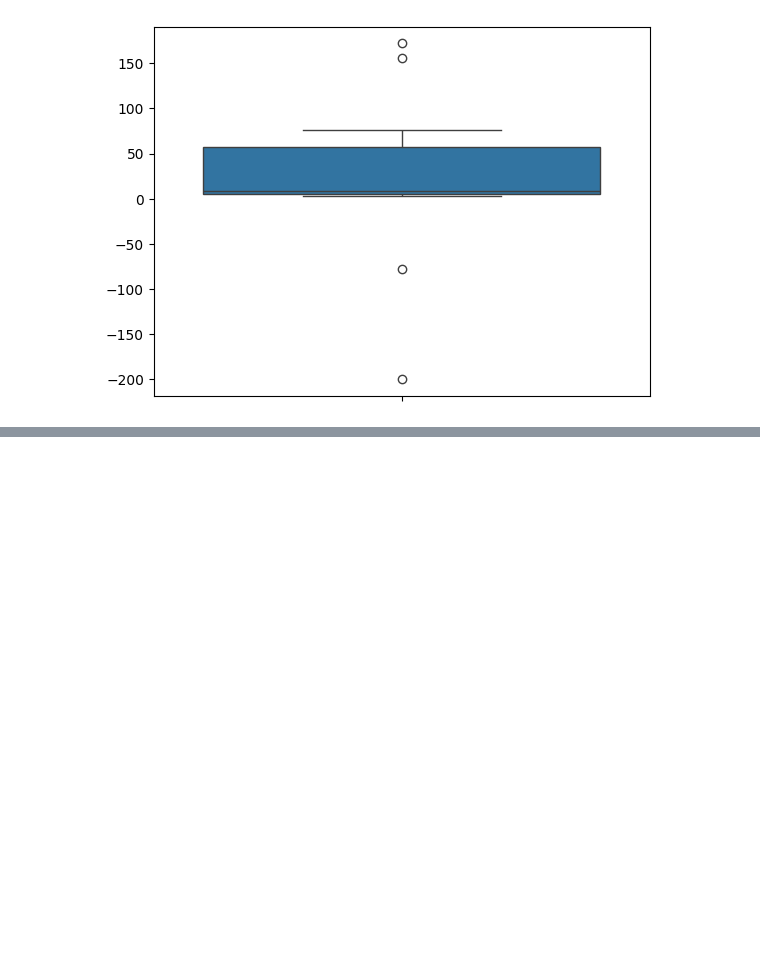
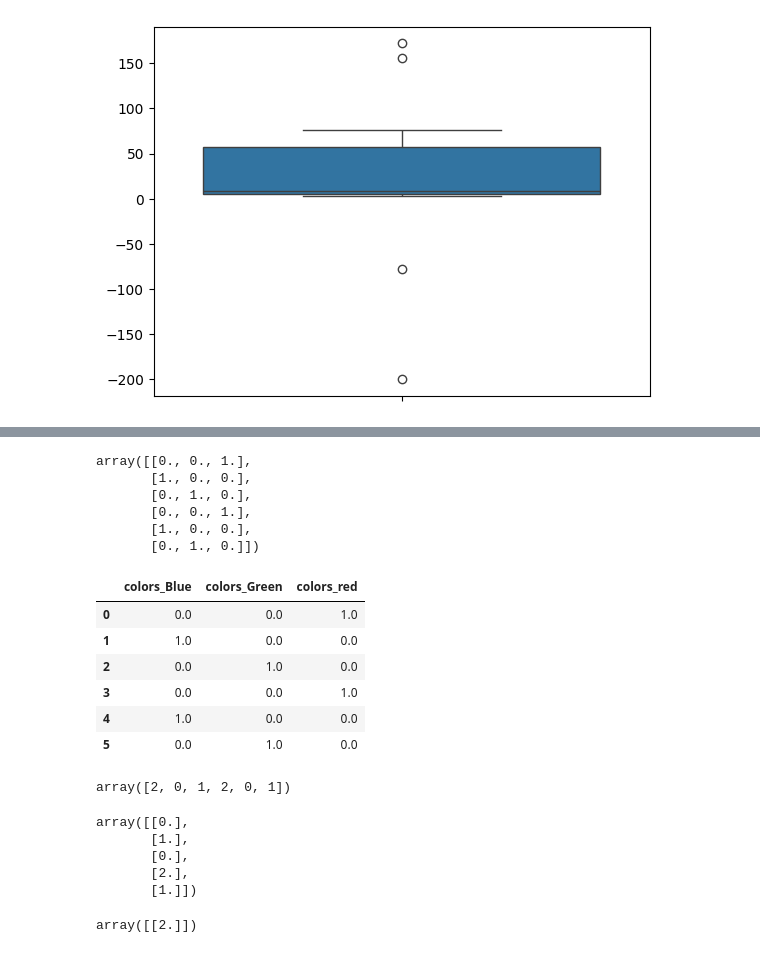
Before and after one commit to shashank-518/PythonDS, a Jupyter notebook: ImbalancedDataset/app.ipynb, the cells around one changed output, grey strips where cells are left out. Cells and saved outputs as stored; diff of their text form; code cells hidden in the pictures; blank space fills up the shorter version.

```diff
--- a/ImbalancedDataset/app.ipynb
+++ b/ImbalancedDataset/app.ipynb
@@ -283,3 +283,12 @@ sns.boxplot(lst_marks1)
 # %% [output]
 <Axes: >
 [figure]
+# %%
+import pandas as pd
+from sklearn.preprocessing import OneHotEncoder
+
+df = pd.DataFrame({
+    'colors': ['red','Blue','Green','red','Blue','Green'],
+})
+
+df.head()
@@ -285,0 +302,24 @@ sns.boxplot(lst_marks1)
+# %%
+encoder = OneHotEncoder()
+encoded = encoder.fit_transform(df[['colors']]).toarray()
+# %%
+encoded
+# %% [output]
+array([[0., 0., 1.],
+       [1., 0., 0.],
+       [0., 1., 0.],
+       [0., 0., 1.],
+       [1., 0., 0.],
+       [0., 1., 0.]])
+# %%
+encoded_df = pd.DataFrame(encoded, columns=encoder.get_feature_names_out(["colors"]))
+# %%
+encoded_df
+# %% [output]
+|  | colors_Blue | colors_Green | colors_red |
+| 0 | 0.0 | 0.0 | 1.0 |
+| 1 | 1.0 | 0.0 | 0.0 |
+| 2 | 0.0 | 1.0 | 0.0 |
+| 3 | 0.0 | 0.0 | 1.0 |
+| 4 | 1.0 | 0.0 | 0.0 |
+| 5 | 0.0 | 1.0 | 0.0 |
@@ -285,0 +331,4 @@ sns.boxplot(lst_marks1)
+# %%
+lbl_encoder
+# %% [output]
+array([2, 0, 1, 2, 0, 1])
@@ -285,0 +337,17 @@ sns.boxplot(lst_marks1)
+# %%
+df = pd.DataFrame({
+    'size':['small','medium','small','large','medium']
+})
+
+encoder = OrdinalEncoder(categories=[['small','medium','large']])
+encoder.fit_transform(df[['size']])
+# %% [output]
+array([[0.],
+       [1.],
+       [0.],
+       [2.],
+       [1.]])
+# %%
+encoder.transform([['large']])
+# %% [output]
+array([[2.]])
```
Also changed, not shown: parts of 3 cells of this notebook, 4 other files.
